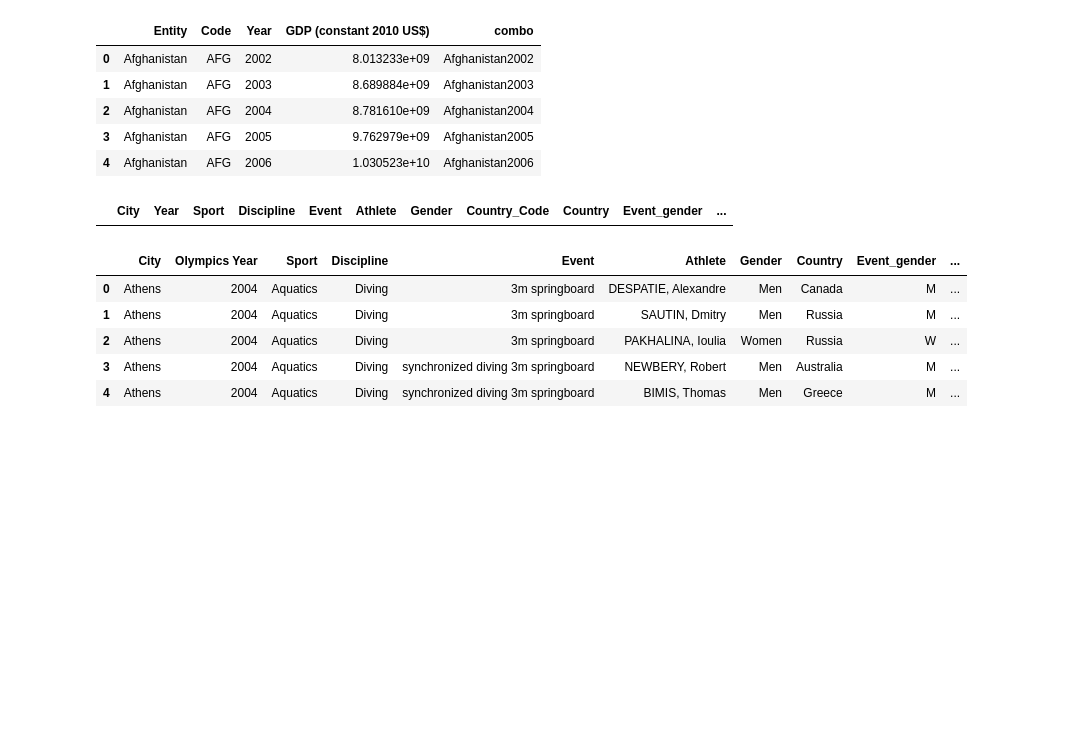
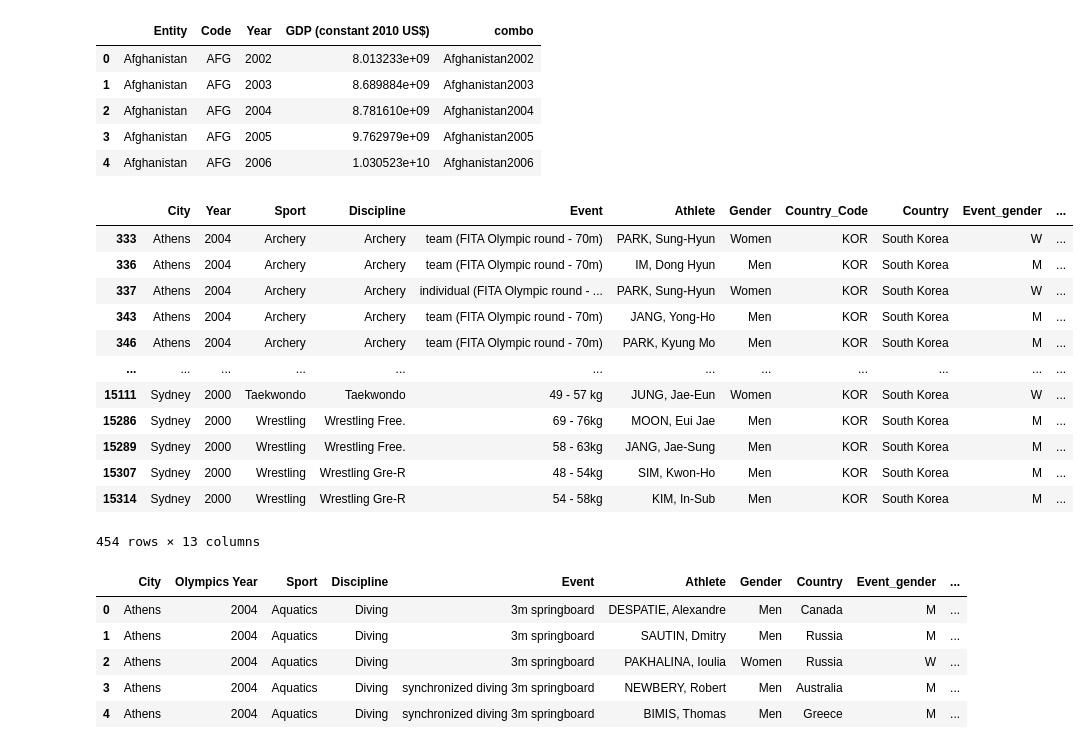
Before and after one commit to Pip85/olympics-challenge, a Jupyter notebook: olympics.ipynb, the cells around one changed output. Cells and saved outputs as stored; diff of their text form; code cells hidden in the pictures; blank space fills up the shorter version.

Commit message:
Fixed the N Korea and S Korea entries.

```diff
--- a/olympics.ipynb
+++ b/olympics.ipynb
@@ -78,6 +81,6 @@ gdp_df.head()
 # %%
 #Concatenating the country and year for the purpose of merging the two files
-olympicsI_df["combo"] = olympicsI_df["Country"].astype(str) + olympicsI_df["Year"]
+olympicsI_df["combo"] = olympicsI_df["Country"] + olympicsI_df["Year"]
 olympicsI_df.head()
 # %% [output]
 |  | City | Year | Sport | Discipline | Event | Athlete | Gender | Country_Code | Country | Event_gender | ... |
@@ -158,8 +158,20 @@ olympicsI_df["Country"].replace({"Korea, South": "South Korea", "Korea, North":
 # %%
-korea_list = olympicsI_df[olympicsI_df["Country"]== "Korea, South"]
+korea_list = olympicsI_df[olympicsI_df["Country"]== "South Korea"]
 korea_list
 # %% [output]
 |  | City | Year | Sport | Discipline | Event | Athlete | Gender | Country_Code | Country | Event_gender | ... |
+| 333 | Athens | 2004 | Archery | Archery | team (FITA Olympic round - 70m) | PARK, Sung-Hyun | Women | KOR | South Korea | W | ... |
+| 336 | Athens | 2004 | Archery | Archery | team (FITA Olympic round - 70m) | IM, Dong Hyun | Men | KOR | South Korea | M | ... |
+| 337 | Athens | 2004 | Archery | Archery | individual (FITA Olympic round - ... | PARK, Sung-Hyun | Women | KOR | South Korea | W | ... |
+| 343 | Athens | 2004 | Archery | Archery | team (FITA Olympic round - 70m) | JANG, Yong-Ho | Men | KOR | South Korea | M | ... |
+| 346 | Athens | 2004 | Archery | Archery | team (FITA Olympic round - 70m) | PARK, Kyung Mo | Men | KOR | South Korea | M | ... |
+| ... | ... | ... | ... | ... | ... | ... | ... | ... | ... | ... | ... |
+| 15111 | Sydney | 2000 | Taekwondo | Taekwondo | 49 - 57 kg | JUNG, Jae-Eun | Women | KOR | South Korea | W | ... |
+| 15286 | Sydney | 2000 | Wrestling | Wrestling Free. | 69 - 76kg | MOON, Eui Jae | Men | KOR | South Korea | M | ... |
+| 15289 | Sydney | 2000 | Wrestling | Wrestling Free. | 58 - 63kg | JANG, Jae-Sung | Men | KOR | South Korea | M | ... |
+| 15307 | Sydney | 2000 | Wrestling | Wrestling Gre-R | 48 - 54kg | SIM, Kwon-Ho | Men | KOR | South Korea | M | ... |
+| 15314 | Sydney | 2000 | Wrestling | Wrestling Gre-R | 54 - 58kg | KIM, In-Sub | Men | KOR | South Korea | M | ... |
+454 rows × 13 columns
 # %%
 #Merging two dataframes
 olympics_df = pd.merge(olympicsI_df, gdp_df, on="combo", how = "left")
```
Also changed, not shown: parts of 4 cells of this notebook, 1 other file.
